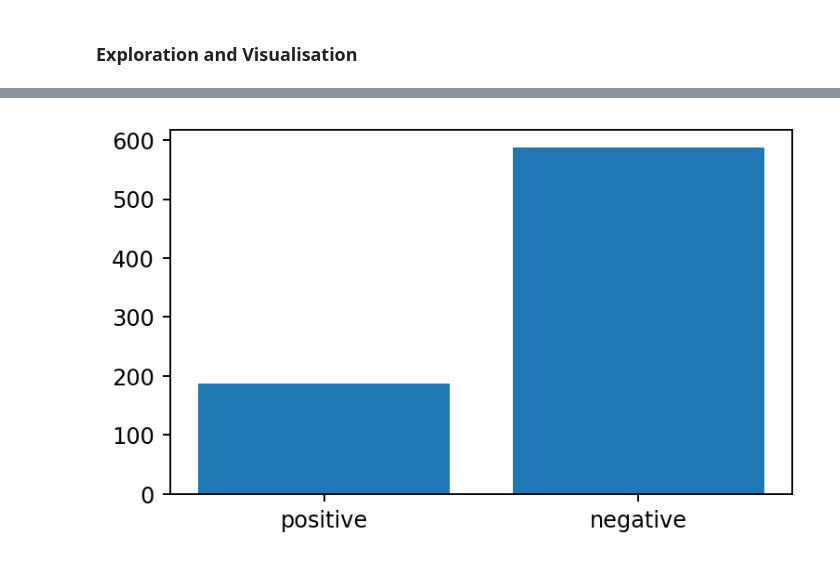
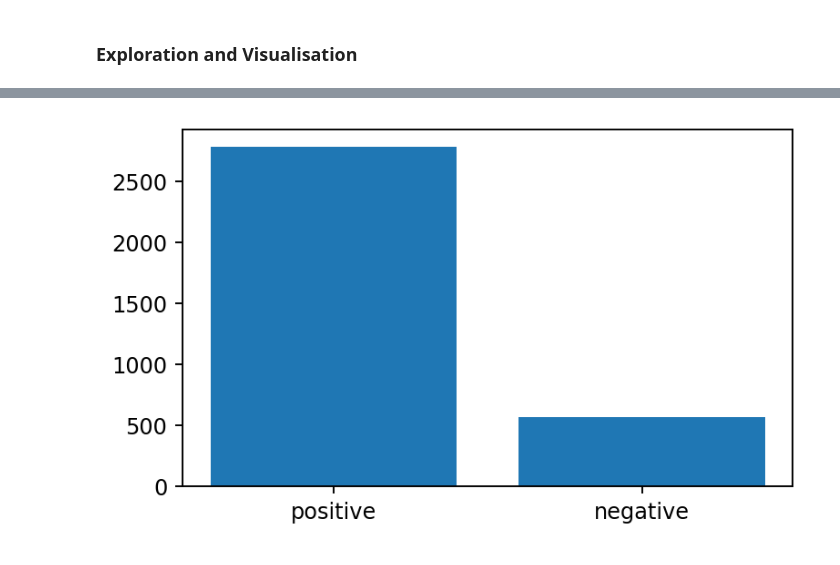
Before and after one commit to KutashiMA/Twitter_Data_Analysis, a Jupyter notebook: topic_modelling_sentiment_analysis/Data_Reading_Preprocessing_Exploration_Visualisation.ipynb, the cells around one changed output, grey strips where cells are left out. Drawn from its saved outputs; the diff is of its cells as text; code cells hidden in the pictures.

```diff
--- a/topic_modelling_sentiment_analysis/Data_Reading_Preprocessing_Exploration_Visualisation.ipynb
+++ b/topic_modelling_sentiment_analysis/Data_Reading_Preprocessing_Exploration_Visualisation.ipynb
@@ -492,18 +171,18 @@ Name: score, dtype: int64
 # %%
 # plotting bar chart
 labels = ['positive', 'negative']
-values = [188,588]
+values = [2786,568]
 
 plt.figure(figsize = (5,3), dpi = 173)
 
 bars = plt.bar(labels,values)
 
 # plt.savefig('mybar.png', dpi = 371)
 
 
 plt.show()
 # %% [output]
-[figure, old version]
+[figure, new version]
 # %%
 # plotting pie chart
 plt.figure(figsize = (5,3), dpi = 256)
```
Also changed, not shown: parts of 18 cells of this notebook, 10 other files.
